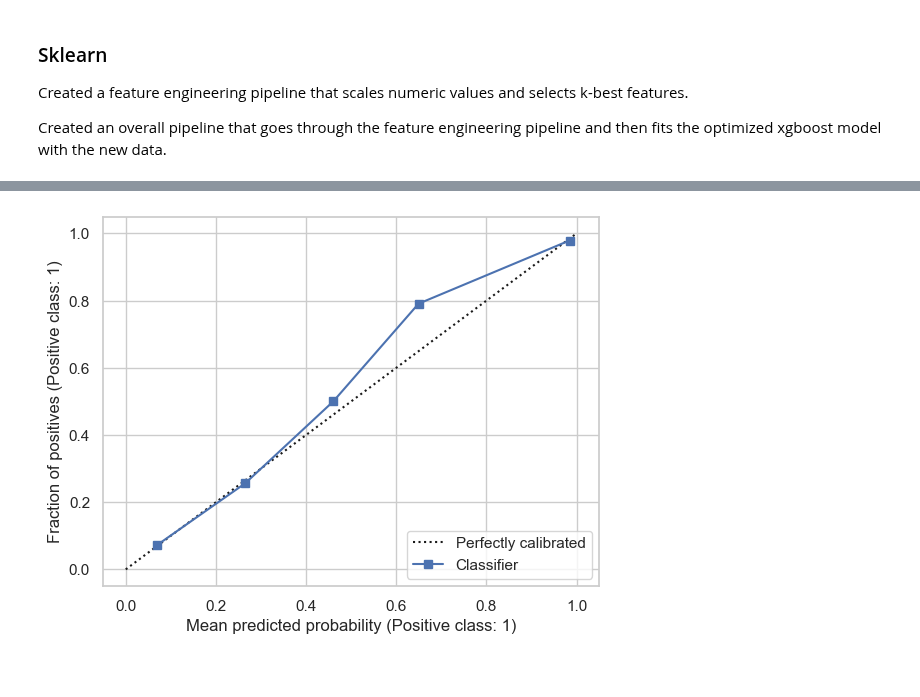
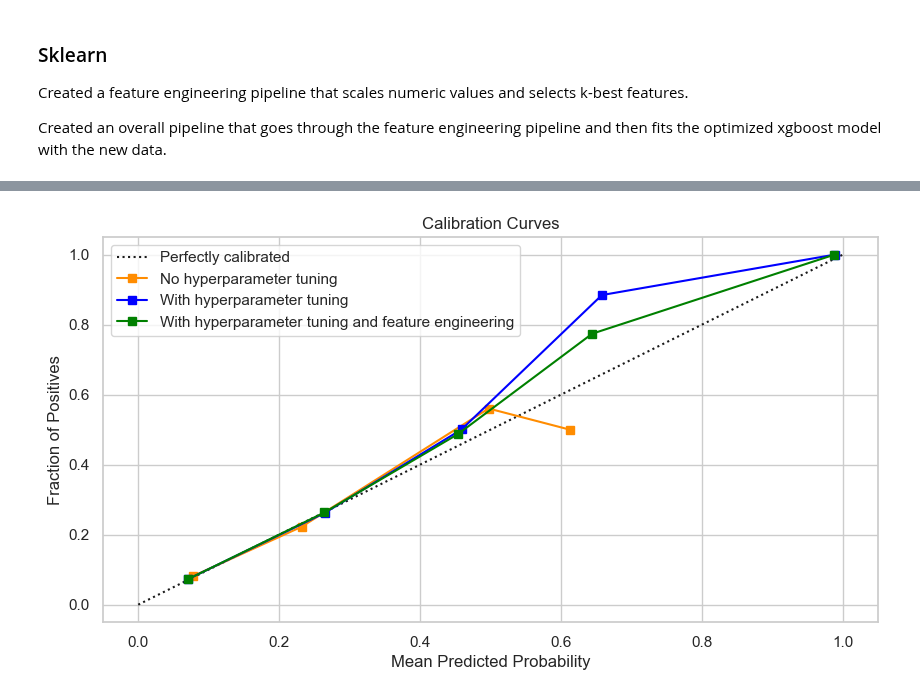
Before and after one commit to hypium/NHL_GoalPredictionApp, a Jupyter notebook: ift6758/models/xgboost.ipynb, the cells around one changed output, grey strips where cells are left out. Cells and saved outputs as stored; diff of their text form; code cells hidden in the pictures.

```diff
--- a/ift6758/models/xgboost.ipynb
+++ b/ift6758/models/xgboost.ipynb
@@ -594,5 +523,25 @@ plt.show()
-# %%
-disp = CalibrationDisplay.from_predictions(y_val, results_v1['goal_proba'])
-plt.show()
-# %% [output]
-[figure, removed]
+# %%
+def plot_calibration_curve(y_val, results, label, color):
+    CalibrationDisplay.from_predictions(
+        y_val,
+        results['goal_proba'],
+        name=label,
+        color=color,
+        ax=plt.gca()
+    )
+
+plt.figure(figsize=(10, 5))
+
+plot_calibration_curve(y_val, results_v0, label="No hyperparameter tuning", color="darkorange")
+plot_calibration_curve(y_val, results_v1, label="With hyperparameter tuning", color="blue")
+plot_calibration_curve(y_val, results_v2, label="With hyperparameter tuning and feature engineering", color="green")
+
+plt.title("Calibration Curves")
+plt.xlabel("Mean Predicted Probability")
+plt.ylabel("Fraction of Positives")
+plt.legend(loc="best")
+plt.grid(True)
+
+plt.show()
+# %% [output]
+[figure, added]
```
Also changed, not shown: parts of 18 cells of this notebook.
